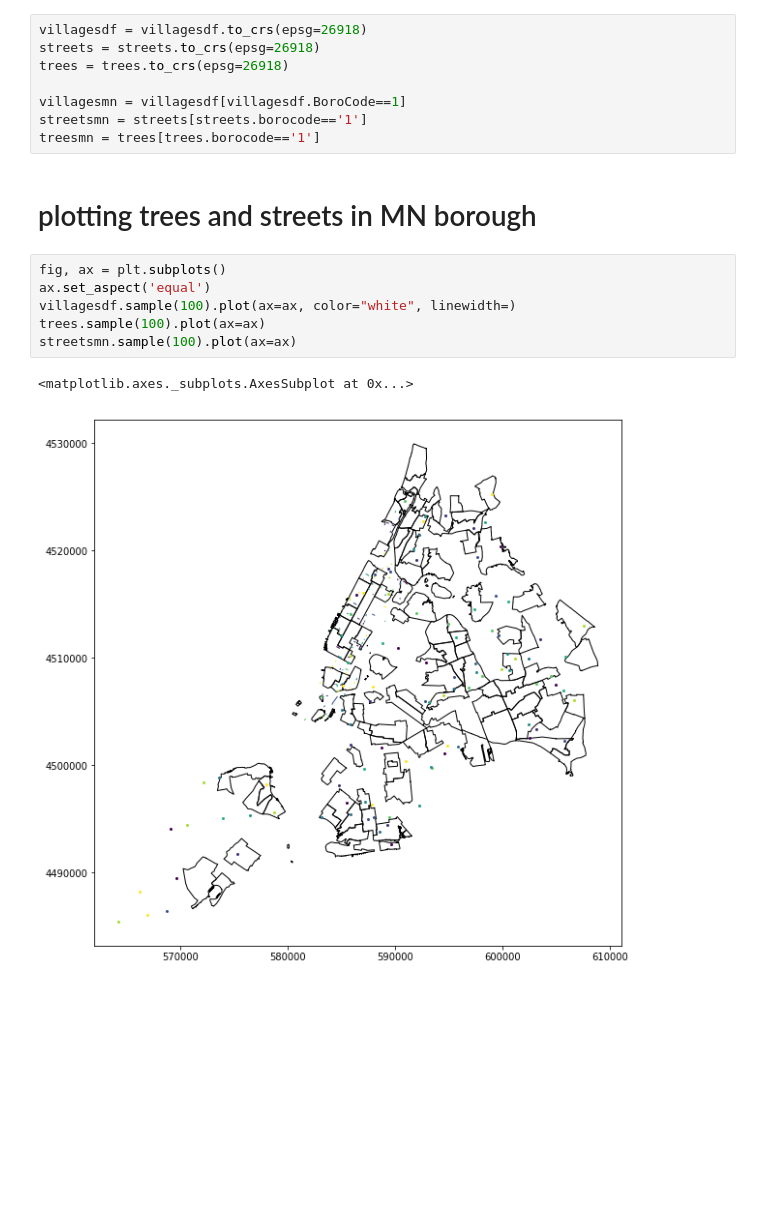
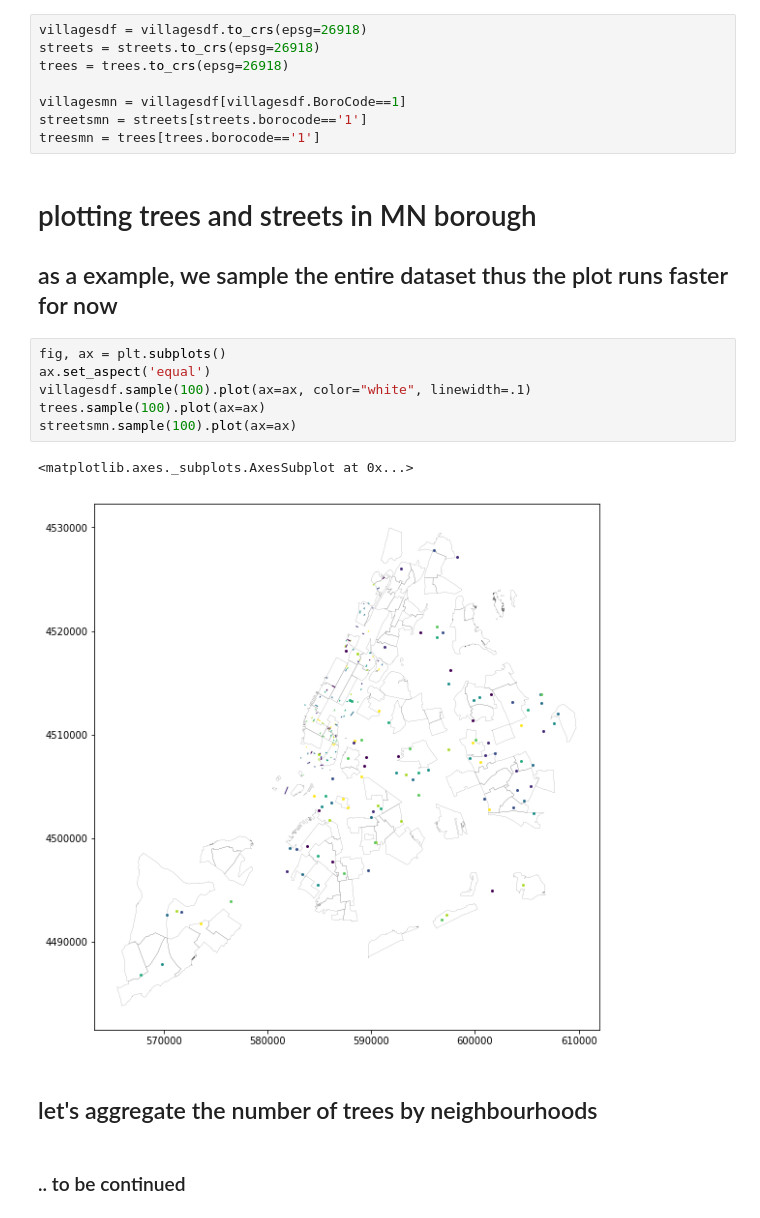
Before and after one commit to fhorta/nytrees, a Jupyter notebook: skeleton.ipynb, the cells around one changed output. Drawn from its saved outputs; the diff is of its cells as text; blank space fills up the shorter version.

```diff
--- a/skeleton.ipynb
+++ b/skeleton.ipynb
@@ -52,12 +52,17 @@ streetsmn = streets[streets.borocode=='1']
 treesmn = trees[trees.borocode=='1']
 # %% [markdown]
 # plotting trees and streets in MN borough
+## as a example, we sample the entire dataset thus the plot runs faster for now
 # %%
 fig, ax = plt.subplots()
 ax.set_aspect('equal')
-villagesdf.sample(100).plot(ax=ax, color="white", linewidth=)
+villagesdf.sample(100).plot(ax=ax, color="white", linewidth=.1)
 trees.sample(100).plot(ax=ax)
 streetsmn.sample(100).plot(ax=ax)
 # %% [output]
 <matplotlib.axes._subplots.AxesSubplot at 0x...>
-[figure, old version]
+[figure, new version]
+# %% [markdown]
+## let's aggregate the number of trees by neighbourhoods
+# %% [markdown]
+### .. to be continued
```
Also changed, not shown: 2 other files.
